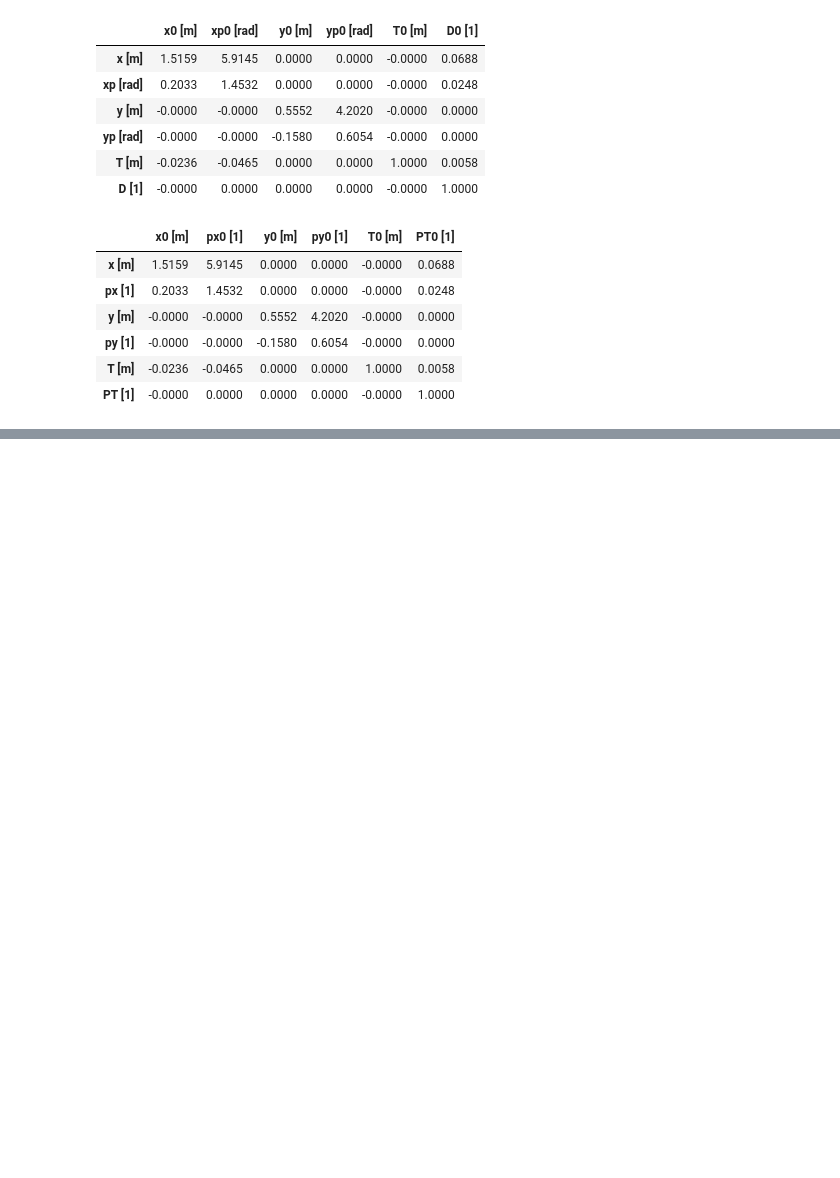
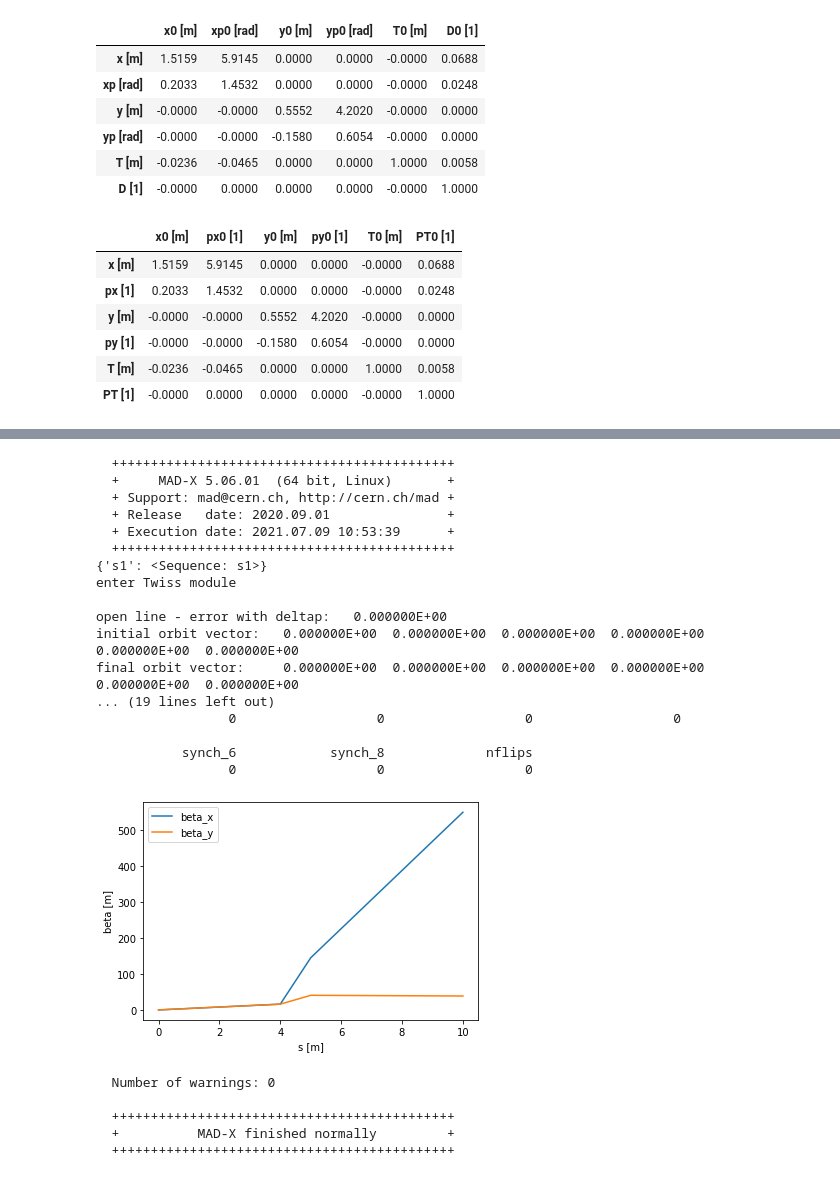
Before and after one commit to eliottjohnson/MADX-Examples-Eliott, a Jupyter notebook: TMatrix-to-MADX.ipynb, the cells around one changed output, grey strips where cells are left out. Saved outputs shown, nothing was run; the diff lists cells and outputs as text; code cells hidden in the pictures; blank space fills up the shorter version.

Commit message:
custom matrix is working

```diff
--- a/TMatrix-to-MADX.ipynb
+++ b/TMatrix-to-MADX.ipynb
@@ -281,0 +225,64 @@ TwissFailed:
+# %%
+from cpymad.madx import Madx
+madx = Madx(command_log="commandlog") #Writes the errors in this file once madx has quit
+#madx.options(verbose=True, echo=True, debug=True)
+madx.option(echo=False,warn=False) #Hides the output in the terminal
+
+madx.beam(particle='proton', pc=25)
+
+madx.command.sequence.clone('S1', l=10)
+madx.command.endsequence()
+
+madx.command.matrix.clone('CustomMatrix', L=1,
+                                        rm11=mat_f[0][0], rm12=mat_f[0][1], rm13=mat_f[0][2], rm14=mat_f[0][3], rm15=mat_f[0][4], rm16=mat_f[0][5],
+                                        rm21=mat_f[1][0], rm22=mat_f[1][1], rm23=mat_f[1][2], rm24=mat_f[1][3], rm25=mat_f[1][4], rm26=mat_f[1][5],
+                                        rm31=mat_f[2][0], rm32=mat_f[2][1], rm33=mat_f[2][2], rm34=mat_f[2][3], rm35=mat_f[2][4], rm36=mat_f[2][5],
+                                        rm41=mat_f[3][0], rm42=mat_f[3][1], rm43=mat_f[3][2], rm44=mat_f[3][3], rm45=mat_f[3][4], rm46=mat_f[3][5],
+                                        rm51=mat_f[4][0], rm52=mat_f[4][1], rm53=mat_f[4][2], rm54=mat_f[4][3], rm55=mat_f[4][4], rm56=mat_f[4][5],
+                                        rm61=mat_f[5][0], rm62=mat_f[5][1], rm63=mat_f[5][2], rm64=mat_f[5][3], rm65=mat_f[5][4], rm66=mat_f[5][5])
+
+madx.command.seqedit(sequence='S1')
+madx.command.install(element='M1', class_='CustomMatrix', at='4.5')
+madx.command.endedit()
+
+print(madx.sequence)
+
+madx.use(sequence="S1")
+twiss = madx.twiss(betx=1, bety=1)
+
+
+%matplotlib inline
+import matplotlib.pyplot as plt
+plt.plot(twiss.s, twiss.betx,label='beta_x')
+plt.plot(twiss.s, twiss.bety,label='beta_y')
+plt.xlabel('s [m]')
+plt.ylabel('beta [m]')
+plt.legend()
+plt.show()
+
+
+madx.quit()
+# %% [output]
+  ++++++++++++++++++++++++++++++++++++++++++++
+  +     MAD-X 5.06.01  (64 bit, Linux)       +
+  + Support: mad@cern.ch, http://cern.ch/mad +
+  + Release   date: 2020.09.01               +
+  + Execution date: 2021.07.09 10:53:39      +
+  ++++++++++++++++++++++++++++++++++++++++++++
+{'s1': <Sequence: s1>}
+enter Twiss module
+
+open line - error with deltap:   0.000000E+00
+initial orbit vector:   0.000000E+00  0.000000E+00  0.000000E+00  0.000000E+00  0.000000E+00  0.000000E+00
+final orbit vector:     0.000000E+00  0.000000E+00  0.000000E+00  0.000000E+00  0.000000E+00  0.000000E+00
+... (19 lines left out)
+                 0                  0                  0                  0
+
+           synch_6            synch_8             nflips
+                 0                  0                  0
+[figure, added]
+  Number of warnings: 0
+
+  ++++++++++++++++++++++++++++++++++++++++++++
+  +          MAD-X finished normally         +
+  ++++++++++++++++++++++++++++++++++++++++++++
```
Also changed, not shown: parts of 3 cells of this notebook.
